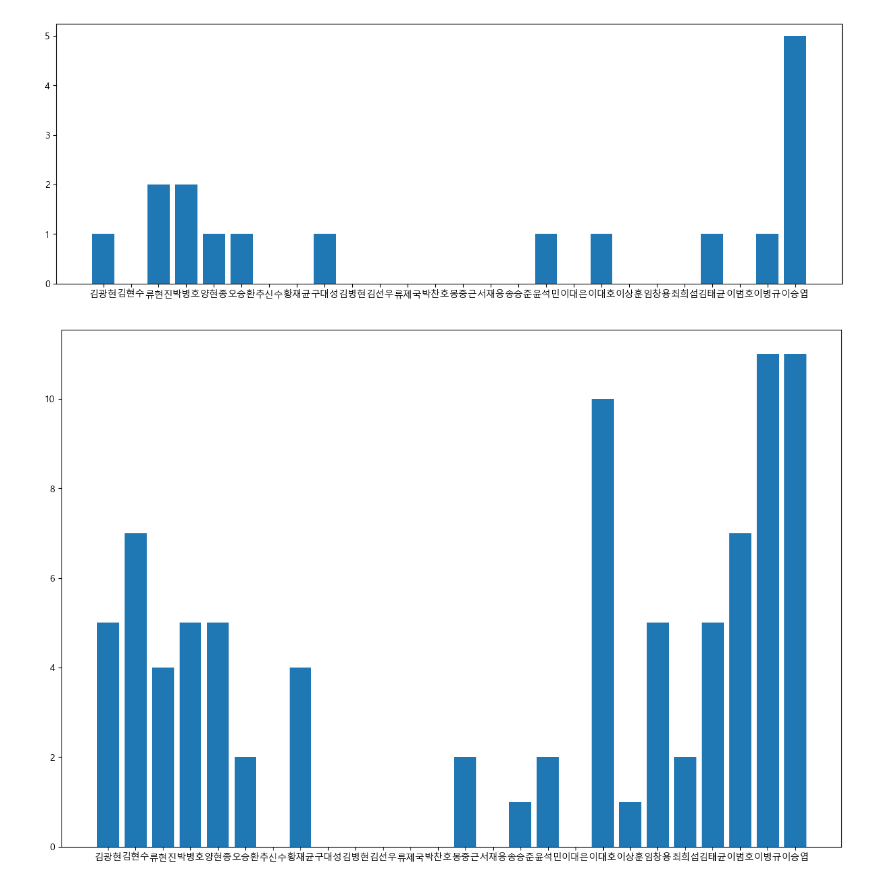
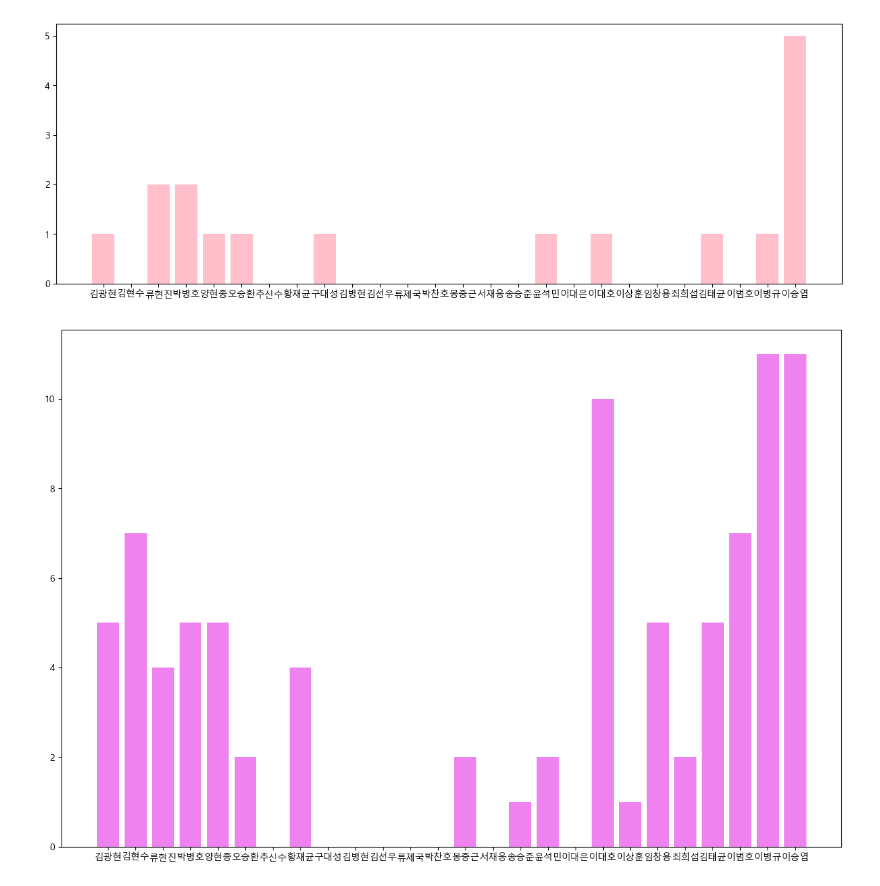
Before and after one commit to duddbs2002/team3, a Jupyter notebook: Youri/기본시각화.ipynb, the cells around one changed output. Saved outputs shown, nothing was run; the diff lists cells and outputs as text; code cells hidden in the pictures.

```diff
--- a/Youri/기본시각화.ipynb
+++ b/Youri/기본시각화.ipynb
@@ -2,8 +2,8 @@
 import pandas as pd
 import matplotlib.pyplot as plt
 # %%
-player_list = pd.read_csv("player_list.csv")
-player_list.head()
+pl = pd.read_csv("player_list.csv")
+pl.head()
 # %% [output]
 |  | Unnamed: 0 | 구분 | 이름 | 출생 | 포지션 | 국내입단연도 | 첫구단활동종료 | 첫구단활동기간 | 첫소속구단 | 해외진출연도 | 해외 첫 소속팀 | ... |
 | 0 | 4 | 메이저리그 | 김광현 | 1988 | 좌완선발 | 2007.0 | 2019.0 | 13.0 | SK와이번스 | 2020 | 세인트루이스 카디널스 | ... |
@@ -16,10 +16,11 @@ player_list.head()
 plt.rcParams['font.family'] = 'Malgun Gothic'
 # %%
 # 대상 칼럼 객체 생성
-gold = player_list.cnt_golden
-mvp = player_list.cnt_mvp
-star = player_list.cnt_all_star
-name = player_list.이름
+gold = pl.cnt_golden
+mvp = pl.cnt_mvp
+star = pl.cnt_all_star
+name = pl.이름
+article = pl.기사량
 # %%
 #각 선수별 골든글러브 수상 횟수
 plt.figure(figsize=(15, 10))
@@ -30,14 +31,14 @@ plt.show()
 # %%
 #각 선수별 mvp(정규mvp+신인상) 수상 횟수
 plt.figure(figsize=(15, 5))
-plt.bar(name, mvp)
+plt.bar(name, mvp, color = 'pink')
 plt.show()
 # %% [output]
-[figure, old version]
+[figure, new version]
 # %%
 #각 선수별 골든글러브 수상 횟수
 plt.figure(figsize=(15, 10))
-plt.bar(name, star)
+plt.bar(name, star, color = 'violet')
 plt.show()
 # %% [output]
-[figure, old version]
+[figure, new version]
```
Also changed, not shown: parts of 4 cells of this notebook.
